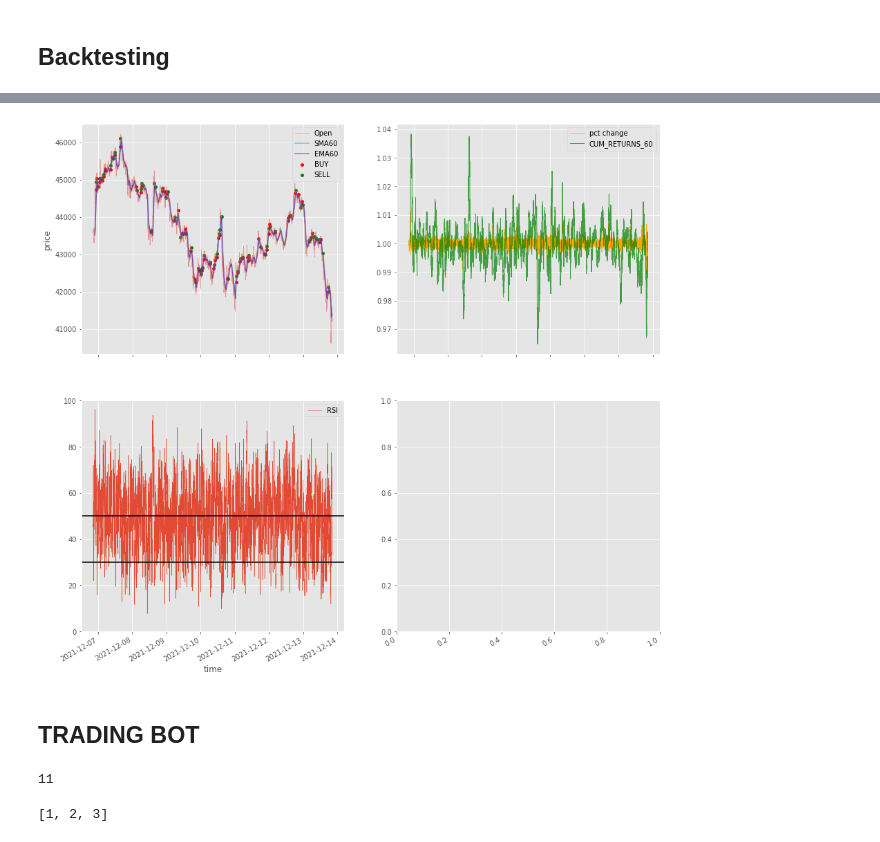
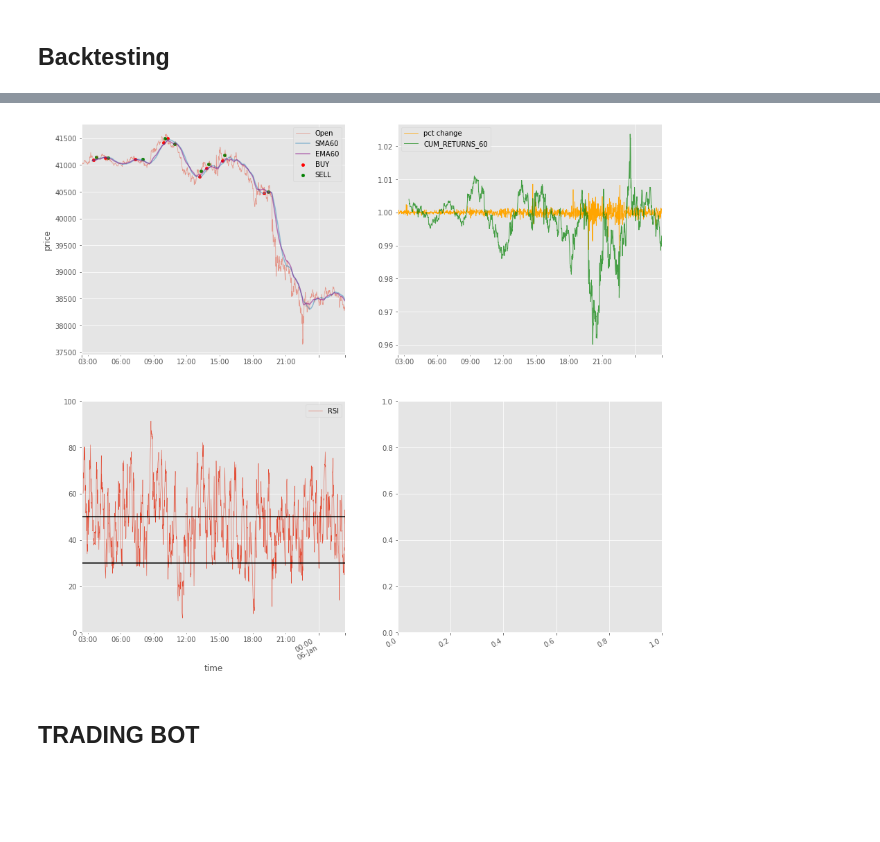
Before and after one commit to StefanLam99/Trading-Bot, a Jupyter notebook: trading bot Coinbase.ipynb, the cells around one changed output, grey strips where cells are left out. Drawn from its saved outputs; the diff is of its cells as text; code cells hidden in the pictures; blank space fills up the shorter version.

```diff
--- a/trading bot Coinbase.ipynb
+++ b/trading bot Coinbase.ipynb
@@ -12,6 +12,13 @@ pd.set_option('display.max_rows', 50)
 pd.set_option('display.width', 1000)
 # %%
 import json
-with open("config.json") as json_data_file:
+
+#dicto = {"api_public":
+#         ,"api_secret": "
+#         ,"passphrase": }
+#with open("config_trading_bot.json", "w") as f:
+#    f.write(json.dumps(dicto))
+
+with open("config_trading_bot.json") as json_data_file:
     config = json.load(json_data_file)
 client = cbpro.AuthenticatedClient(config["api_public"], config["api_secret"], config["passphrase"])
@@ -17,0 +35,3 @@ client = cbpro.AuthenticatedClient(config["api_public"], config["api_secret"], c
+# %%
+for e in client.get_orders():
+    print(e)
@@ -130,7 +172,7 @@ def RSI_SMA_strategy(row, entried = False, stop_loss=0.985):
 # %% [markdown]
 ## Backtesting
 # %%
-def backtest(strategy, df):
+def backtest(strategy, df, capital=1000):
     '''
     Backtest your strategy with this function
 
@@ -154,6 +196,8 @@ def backtest(strategy, df):
     buying_open_prices = []
     selling_dates = []
     selling_open_prices = []
+    capital_list = [capital]
+    crypto_list = []  # list of the number of crypto that is bought with the current capital
     entried = False
 
     # check per row whether we want to buy or sell the stock
@@ -166,14 +210,16 @@ def backtest(strategy, df):
         action = strategy(row, entried)
         timestamp = next_row.name
 
-        if action == "BUY":
+        if action == "BUY" and capital > 0 and entried == False:
             entried = True
             buying_dates.append(timestamp)
             buying_open_prices.append(next_row.Open)
-        elif action == "SELL":
+            crypto_list.append(capital_list[-1]/next_row.Open)
+        elif action == "SELL" and entried == True:
             entried = False
             selling_dates.append(timestamp)
             selling_open_prices.append(next_row.Open)
+            capital_list.append(crypto_list[-1]*next_row.Open)
 
     # if we have more buying dates, then it means that the last selling date has not taken place yet
     if len(buying_dates) > len(selling_dates):
@@ -239,13 +285,19 @@ def backtest(strategy, df):
         actual_trades["return"] = returns
 
         # print results
+        print(capital_list)
+        print(crypto_list)
         print("ACTUAL TRADES:")
         print(actual_trades)
         print("\n")
         print("profit: %.2f" % sum(profits))
         print("average returns:  %.6f" % (sum(returns)/max(1, len(returns))))
-        print("returns:  %.6f" % (np.prod(returns)/max(1, len(returns))))
+        print("returns:  %.6f" % (np.prod(returns+1)-1))
         print("winning rate:  %.2f" % (winning_rate))
+        print("\n")
+        print("starting capital: %.2f" % capital)
+        print("end capital: %.2f" % capital_list[-1])
+        print("return: %.6f" % ((capital_list[-1]-capital)/capital))
         return actual_trades
     else:
 
@@ -276,4 +330,4 @@ winning rate:  0.58
 # %%
-df = getminutedata("BTC-EUR", interval_min=1, lookback=60*24*7)
+df = getminutedata("BTC-EUR", interval_min=1, lookback=60*24)
 results = backtest(RSI_SMA_return_strategy, df)
 # %% [output]
@@ -297,3 +351,3 @@ winning rate:  0.64
-[figure, old version]
+[figure, new version]
 # %% [markdown]
 ## TRADING BOT
@@ -327,10 +353,0 @@ def strategytest(symbol, qty=0, entried=False):
-# %%
-def test(x):
-    return 1 + x
-
-def test2(func, x):
-    print(func(x))
-
-test2(test, 10)
-# %% [output]
-11
@@ -340,4 +353,0 @@ a=a[:-1]
-# %%
-a
-# %% [output]
-[1, 2, 3]
```
Also changed, not shown: parts of 17 cells of this notebook.
